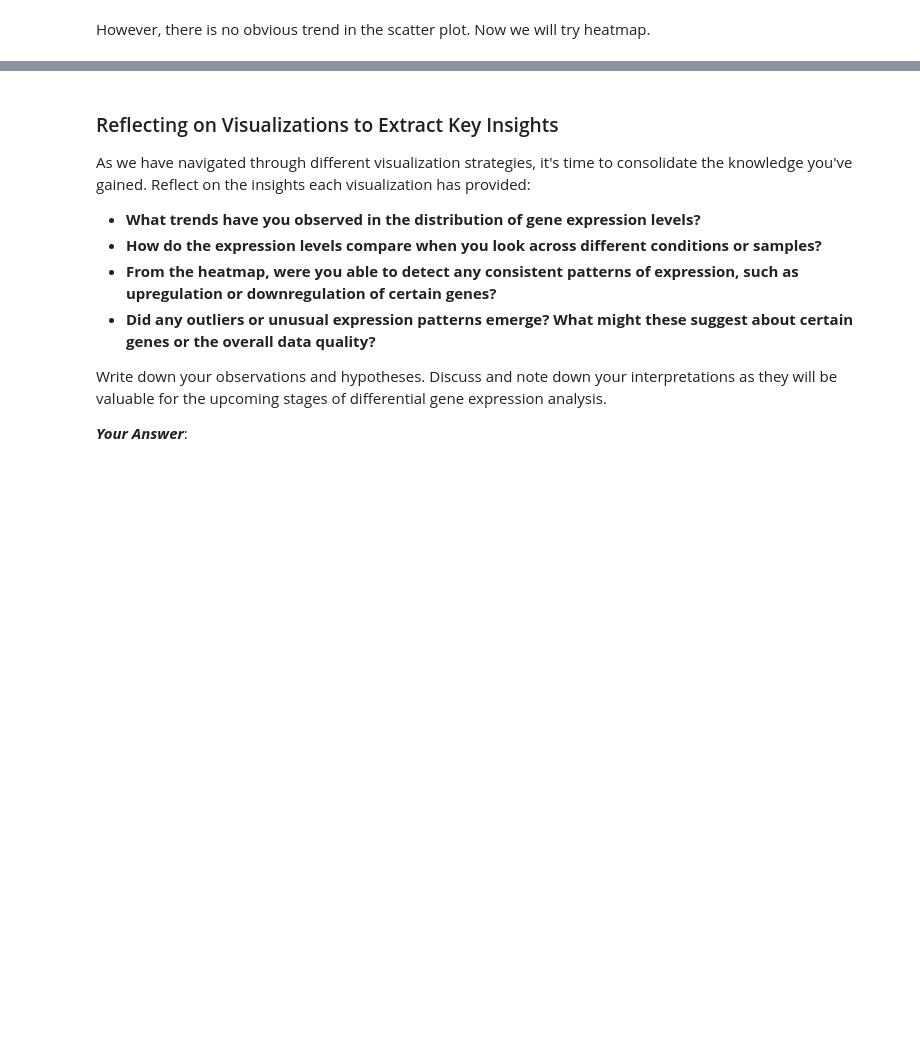
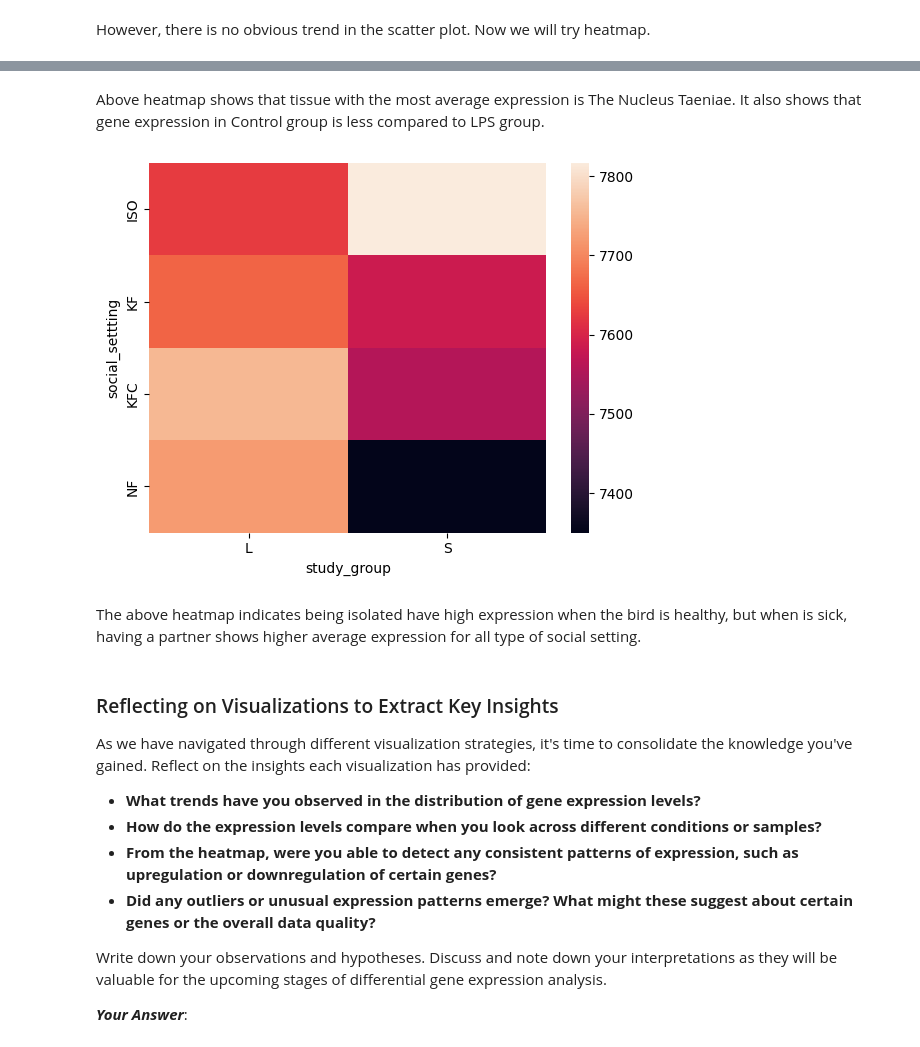
Before and after one commit to alirezanobakht13/Intro-bioinformatics, a Jupyter notebook: tasks/the-songbird-study/SongBirdStudy.ipynb, the cells around one changed output, grey strips where cells are left out. Cells and saved outputs as stored; diff of their text form; code cells hidden in the pictures; blank space fills up the shorter version.

```diff
--- a/tasks/the-songbird-study/SongBirdStudy.ipynb
+++ b/tasks/the-songbird-study/SongBirdStudy.ipynb
@@ -790,3 +820,15 @@ However, there is no obvious trend in the scatter plot. Now we will try heatmap.
+# %% [markdown]
+Above heatmap shows that tissue with the most average expression is The Nucleus Taeniae. It also shows that gene expression in Control group is less compared to LPS group.
+# %%
+study_social_df = df.drop(columns=md[:2])
+study_social_df = study_social_df.groupby(md[2:]).mean().reset_index()
+study_social_df.insert(2,'value', study_social_df.drop(columns=md[2:]).mean(axis=1))
+sns.heatmap(study_social_df.pivot(index='social_settting', columns='study_group', values='value'))
+plt.show()
+# %% [output]
+[figure, added]
+# %% [markdown]
+The above heatmap indicates being isolated have high expression when the bird is healthy, but when is sick, having a partner shows higher average expression for all type of social setting.
 # %% [markdown]
 ### Reflecting on Visualizations to Extract Key Insights
 
```
Also changed, not shown: parts of 2 cells of this notebook.
